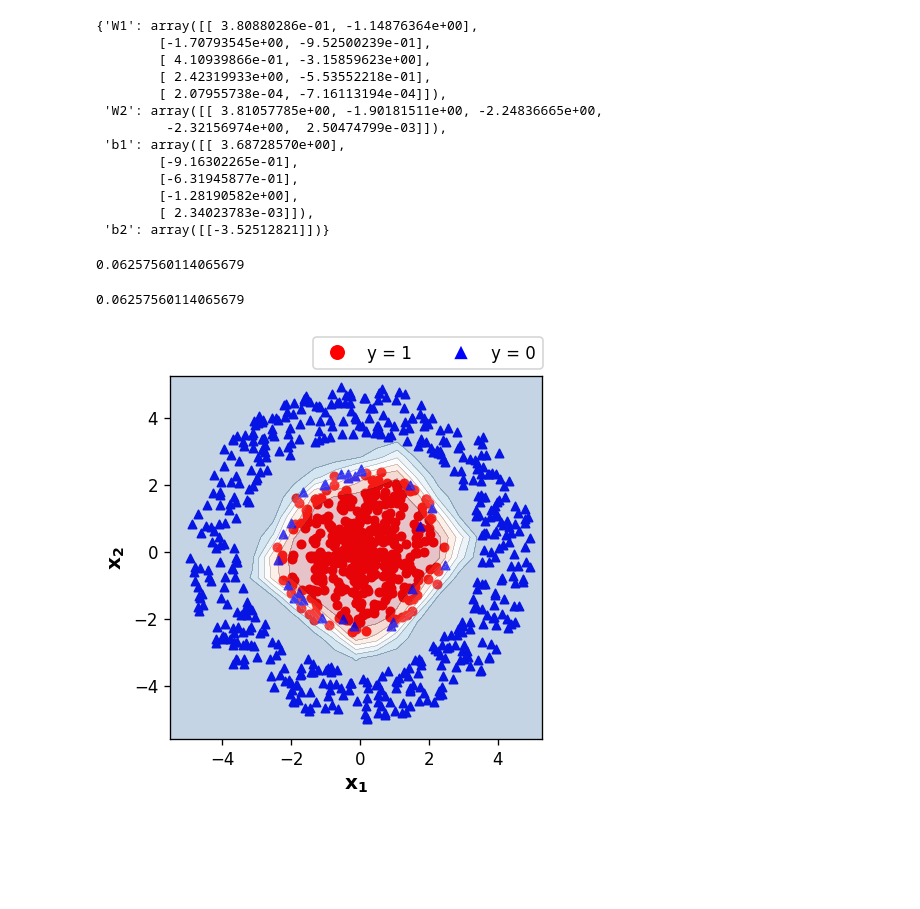
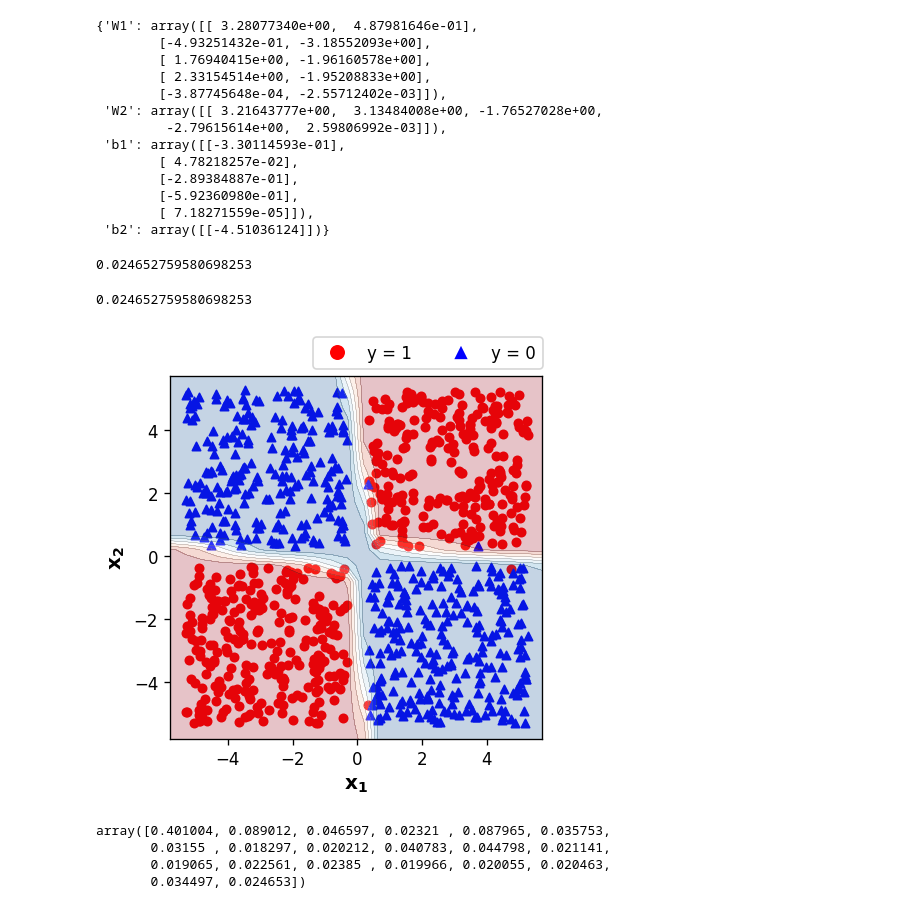
Before and after one commit to tayfununal/Artificial-Neural-Network-with-One-Hidden-Layer, a Jupyter notebook: new_revision.ipynb, the cells around one changed output. Drawn from its saved outputs; the diff is of its cells as text; code cells hidden in the pictures; blank space fills up the shorter version.

```diff
--- a/new_revision.ipynb
+++ b/new_revision.ipynb
@@ -22,7 +30,7 @@ import json
 import requests
 # %%
 pg.dataset.random.seed(8)
-Datas = pg.dataset.DataGenerator.classify_circle(1000,noise=0.1)
+Datas = pg.dataset.DataGenerator.classify_xor(1000,noise=0.1)
 # %%
 def initialization_parameters(x, y, num_node, random_seeds_one, random_seeds_two):
     np.random.seed(random_seeds_one)
@@ -260,54 +268,61 @@ plt.plot(x, cost_history)
 parameters = sonuc_parameters[3]
 parameters
 # %% [output]
-{'W1': array([[ 3.80880286e-01, -1.14876364e+00],
-        [-1.70793545e+00, -9.52500239e-01],
-        [ 4.10939866e-01, -3.15859623e+00],
-        [ 2.42319933e+00, -5.53552218e-01],
-        [ 2.07955738e-04, -7.16113194e-04]]),
- 'W2': array([[ 3.81057785e+00, -1.90181511e+00, -2.24836665e+00,
-         -2.32156974e+00,  2.50474799e-03]]),
- 'b1': array([[ 3.68728570e+00],
-        [-9.16302265e-01],
-        [-6.31945877e-01],
-        [-1.28190582e+00],
-        [ 2.34023783e-03]]),
- 'b2': array([[-3.52512821]])}
+{'W1': array([[ 3.28077340e+00,  4.87981646e-01],
+        [-4.93251432e-01, -3.18552093e+00],
+        [ 1.76940415e+00, -1.96160578e+00],
+        [ 2.33154514e+00, -1.95208833e+00],
+        [-3.87745648e-04, -2.55712402e-03]]),
+ 'W2': array([[ 3.21643777e+00,  3.13484008e+00, -1.76527028e+00,
+         -2.79615614e+00,  2.59806992e-03]]),
+ 'b1': array([[-3.30114593e-01],
+        [ 4.78218257e-02],
+        [-2.89384887e-01],
+        [-5.92360980e-01],
+        [ 7.18271559e-05]]),
+ 'b2': array([[-4.51036124]])}
 # %%
 cost_history[-1]
 # %% [output]
-0.06257560114065679
+0.024652759580698253
 # %%
 cost
 # %% [output]
-0.06257560114065679
+0.024652759580698253
 # %%
 from matplotlib.lines import Line2D
 def plot_decision_boundary(X, Y, cmap='RdBu_r'):
 
-  h = 0.6
+  h = 0.5
   x_min, x_max = X[0,:].min() - h, X[0,:].max() + h
   y_min, y_max = X[1,:].min() - h, X[1,:].max() + h
   xx, yy = np.meshgrid(np.arange(x_min, x_max, h),
                         np.arange(y_min, y_max, h))
   A2, cache = forward_prop(np.c_[xx.ravel(), yy.ravel()].T, parameters)
   A2 = A2.reshape(xx.shape)
 
   fig, ax = plt.subplots(figsize=(4,4), dpi=120)
 
   df1.plot.scatter(0 ,1 , s=25, c="red", cmap=cmap, ax=ax)
   df2.plot.scatter(0, 1, s=25, c="blue", ax=ax, marker="^", cmap=cmap)
 
   ax.contourf(xx, yy, A2, cmap=cmap, alpha=0.25)
   ax.contour(xx, yy, A2, colors='k', linewidths=0.1)
 
   red_circle = Line2D([0], [0], marker='o', color='w', label='y = 1',markerfacecolor='r', markersize=10)
   blue_circle = Line2D([0], [0], marker='^', color='w', label='y = 0',markerfacecolor='b', markersize=10)
   ax.legend(handles=[red_circle,blue_circle], bbox_to_anchor=(1.025, 1.13), ncol=2)
 
   plt.xlabel("$\mathbf{x_1}$", fontsize=12, fontweight="bold")
   plt.ylabel("$\mathbf{x_2}$", fontsize=12, fontweight="bold")
 
 plot_decision_boundary(X, Y)
 # %% [output]
-[figure, old version]
+[figure, new version]
+# %%
+np.round(sonuc_cost,6)
+# %% [output]
+array([0.401004, 0.089012, 0.046597, 0.02321 , 0.087965, 0.035753,
+       0.03155 , 0.018297, 0.020212, 0.040783, 0.044798, 0.021141,
+       0.019065, 0.022561, 0.02385 , 0.019966, 0.020055, 0.020463,
+       0.034497, 0.024653])
```
Also changed, not shown: parts of 5 cells of this notebook.
